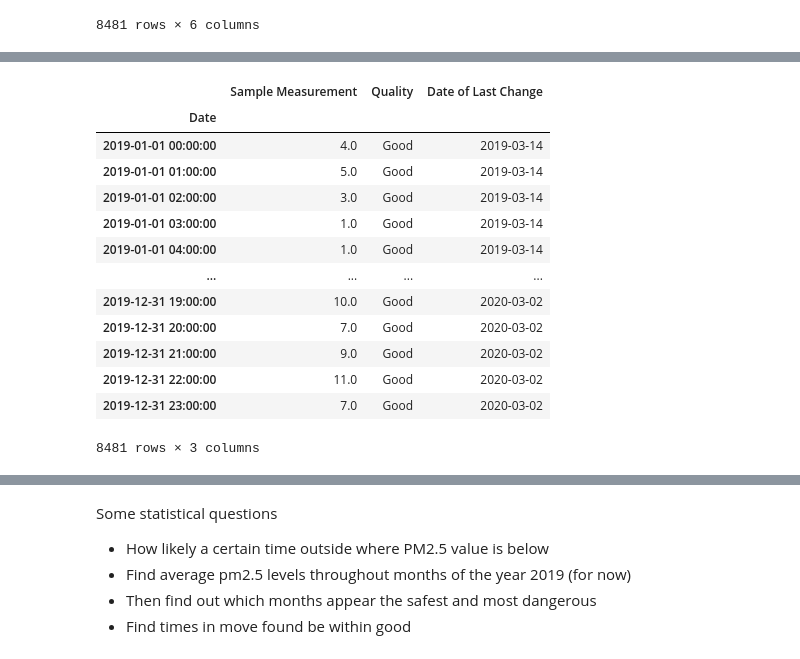
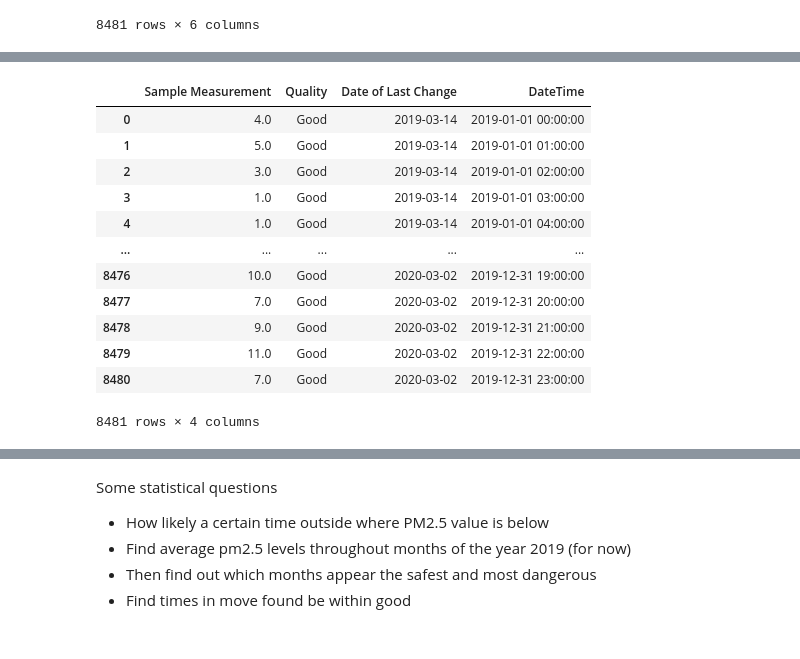
Before and after one commit to willkchan/MA-pollution-EDA, a Jupyter notebook: notebooks/EDA/EDA_0.ipynb, the cells around one changed output, grey strips where cells are left out. Cells and saved outputs as stored; diff of their text form; code cells hidden in the pictures.

```diff
--- a/notebooks/EDA/EDA_0.ipynb
+++ b/notebooks/EDA/EDA_0.ipynb
@@ -154,9 +154,9 @@ See the caveats in the documentation: https://pandas.pydata.org/pandas-docs/stab
 # drop redundant columns
 worcester_2019 = worcester_2019.drop(columns=['Date Local', 'Time Local'])
 
-# rename and set index to time period
-worcester_2019.rename(columns={'Time':'Date'}, inplace=True)
-worcester_2019.set_index(['Date'], inplace=True)
+# Convert time to datetime and rename time to date period
+worcester_2019['Time'] = pd.to_datetime(worcester_2019['Time'])
+worcester_2019.rename(columns={'Time':'DateTime'}, inplace=True)
 display(worcester_2019.dtypes)
 worcester_2019
 # %% [output]
@@ -166,15 +167,14 @@ Date of Last Change     object
 dtype: object
-|  | Sample Measurement | Quality | Date of Last Change |
-| Date |  |  |  |
-| 2019-01-01 00:00:00 | 4.0 | Good | 2019-03-14 |
-| 2019-01-01 01:00:00 | 5.0 | Good | 2019-03-14 |
-| 2019-01-01 02:00:00 | 3.0 | Good | 2019-03-14 |
-| 2019-01-01 03:00:00 | 1.0 | Good | 2019-03-14 |
-| 2019-01-01 04:00:00 | 1.0 | Good | 2019-03-14 |
-| ... | ... | ... | ... |
-| 2019-12-31 19:00:00 | 10.0 | Good | 2020-03-02 |
-| 2019-12-31 20:00:00 | 7.0 | Good | 2020-03-02 |
-| 2019-12-31 21:00:00 | 9.0 | Good | 2020-03-02 |
-| 2019-12-31 22:00:00 | 11.0 | Good | 2020-03-02 |
-| 2019-12-31 23:00:00 | 7.0 | Good | 2020-03-02 |
+|  | Sample Measurement | Quality | Date of Last Change | DateTime |
+| 0 | 4.0 | Good | 2019-03-14 | 2019-01-01 00:00:00 |
+| 1 | 5.0 | Good | 2019-03-14 | 2019-01-01 01:00:00 |
+| 2 | 3.0 | Good | 2019-03-14 | 2019-01-01 02:00:00 |
+| 3 | 1.0 | Good | 2019-03-14 | 2019-01-01 03:00:00 |
+| 4 | 1.0 | Good | 2019-03-14 | 2019-01-01 04:00:00 |
+| ... | ... | ... | ... | ... |
+| 8476 | 10.0 | Good | 2020-03-02 | 2019-12-31 19:00:00 |
+| 8477 | 7.0 | Good | 2020-03-02 | 2019-12-31 20:00:00 |
+| 8478 | 9.0 | Good | 2020-03-02 | 2019-12-31 21:00:00 |
+| 8479 | 11.0 | Good | 2020-03-02 | 2019-12-31 22:00:00 |
+| 8480 | 7.0 | Good | 2020-03-02 | 2019-12-31 23:00:00 |
-8481 rows × 3 columns
+8481 rows × 4 columns
```
Also changed, not shown: parts of 5 cells of this notebook.
